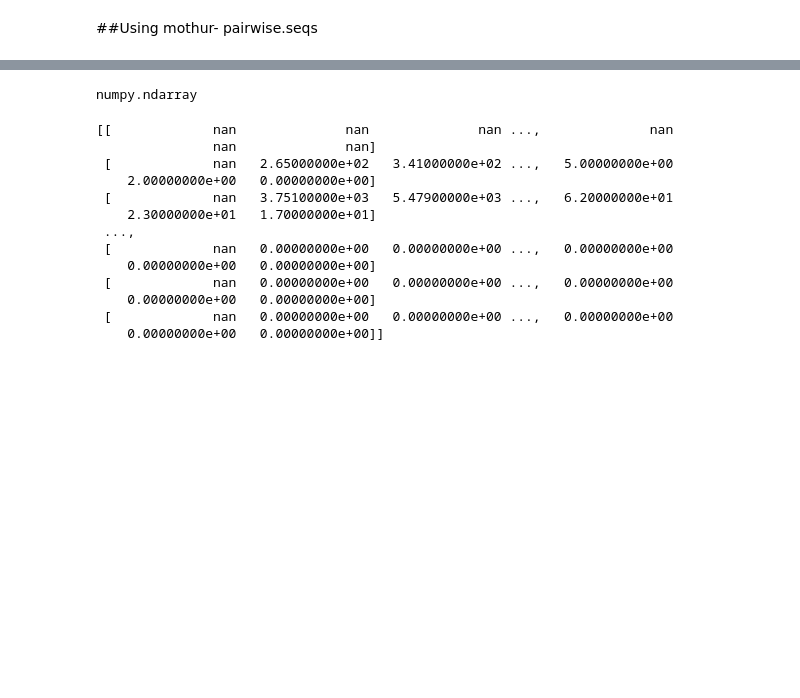
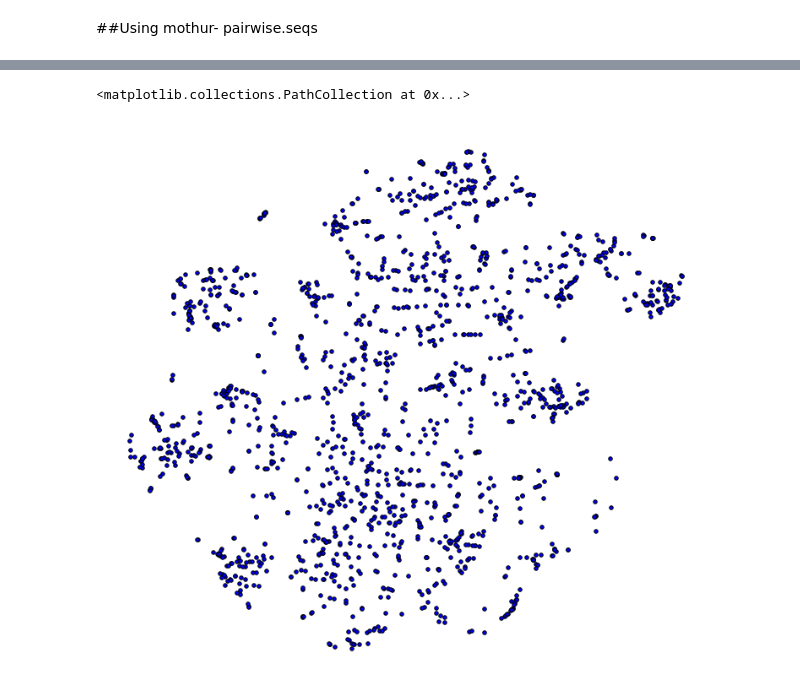
Before and after one commit to chvtk/Fungal_SIP, a Jupyter notebook: Computing_pairwise_distances.ipynb, the cells around one changed output, grey strips where cells are left out. Drawn from its saved outputs; the diff is of its cells as text; code cells hidden in the pictures; blank space fills up the shorter version.

Commit message:
figured out tsne

```diff
--- a/Computing_pairwise_distances.ipynb
+++ b/Computing_pairwise_distances.ipynb
@@ -56,0 +65,11 @@ D713.15_4 D3012.10_3 0.05263
+# %%
+dist_lines = open("data/otusn.pick.square.dist").readlines()
+def line2array(line):
+    line = line.rstrip()
+    return np.array(map(float, line.split("\t")[1:]))
+distmat = np.vstack([line2array(line) for line in dist_lines[1:]])
+# %%
+def getOTU(line):
+    line = line.rstrip()
+    return np.array(line.split("\t")[0:1])
+OTU= np.vstack(getOTU(line) for line in dist_lines[1:])
@@ -56,0 +96,3 @@ D713.15_4 D3012.10_3 0.05263
+# %%
+model = TSNE(n_components=2, random_state=0)
+tsne_coords = model.fit_transform(distmat)
@@ -56,0 +109,2 @@ D713.15_4 D3012.10_3 0.05263
+# %%
+combo = np.concatenate((tsne_coords, OTU), axis = 1)
@@ -57,2 +122,12 @@ D713.15_4 D3012.10_3 0.05263
+# %%
+fig = plt.figure(figsize=(10, 10))
+ax = plt.axes(frameon=False)
+plt.setp(ax, xticks=(), yticks=())
+plt.subplots_adjust(left=0.0, bottom=0.0, right=1.0, top=0.9,
+                wspace=0.0, hspace=0.0)
+plt.scatter(combo[:, 0], combo[:, 1])
+# %% [output]
+<matplotlib.collections.PathCollection at 0x...>
+[figure, added]
 # %%
 %load_ext rpy2.ipython
@@ -64,20 +133,0 @@ data = np.genfromtxt("data/otu_table.txt")
-# %%
-type(data)
-# %% [output]
-numpy.ndarray
-# %%
-print data
-# %% [output]
-[[             nan              nan              nan ...,              nan
-               nan              nan]
- [             nan   2.65000000e+02   3.41000000e+02 ...,   5.00000000e+00
-    2.00000000e+00   0.00000000e+00]
- [             nan   3.75100000e+03   5.47900000e+03 ...,   6.20000000e+01
-    2.30000000e+01   1.70000000e+01]
- ...,
- [             nan   0.00000000e+00   0.00000000e+00 ...,   0.00000000e+00
-    0.00000000e+00   0.00000000e+00]
- [             nan   0.00000000e+00   0.00000000e+00 ...,   0.00000000e+00
-    0.00000000e+00   0.00000000e+00]
- [             nan   0.00000000e+00   0.00000000e+00 ...,   0.00000000e+00
-    0.00000000e+00   0.00000000e+00]]
```
Also changed, not shown: parts of 55 cells of this notebook.
